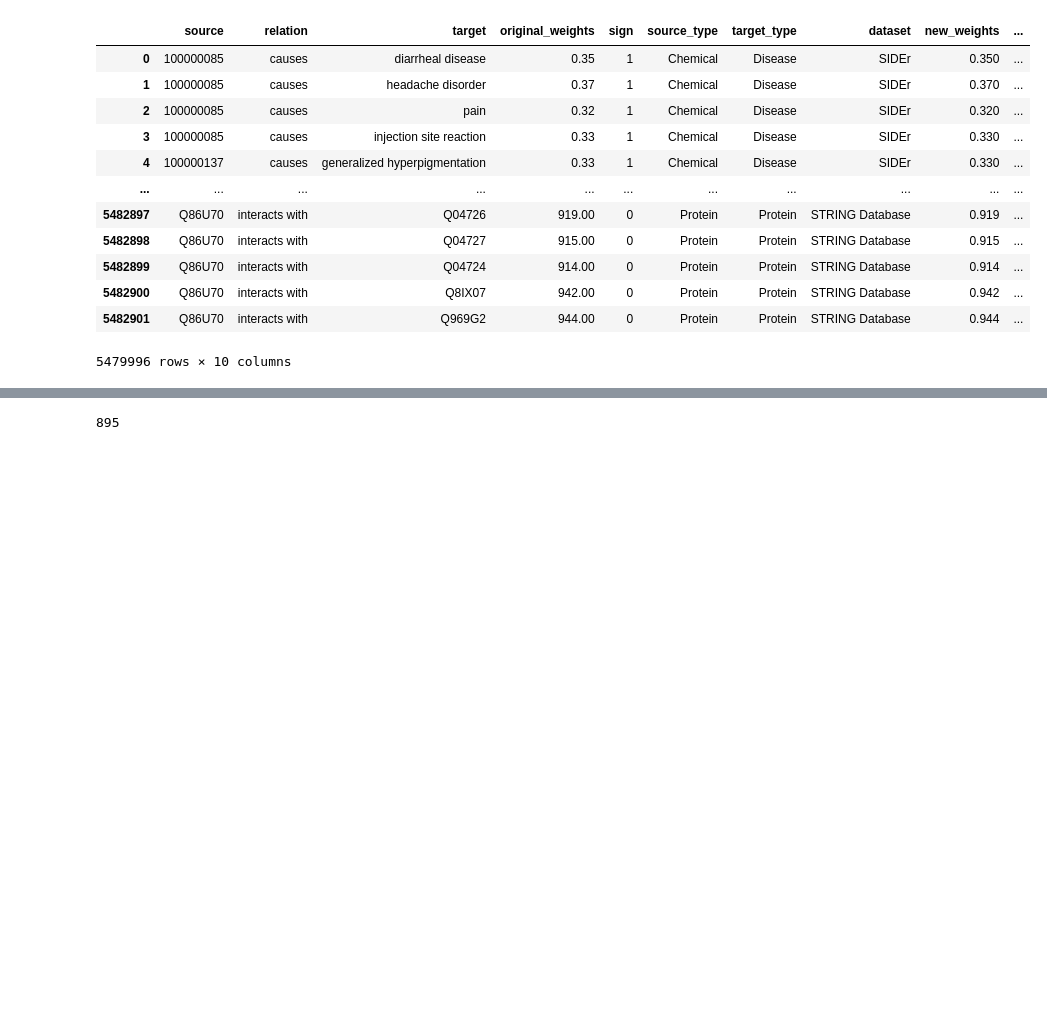
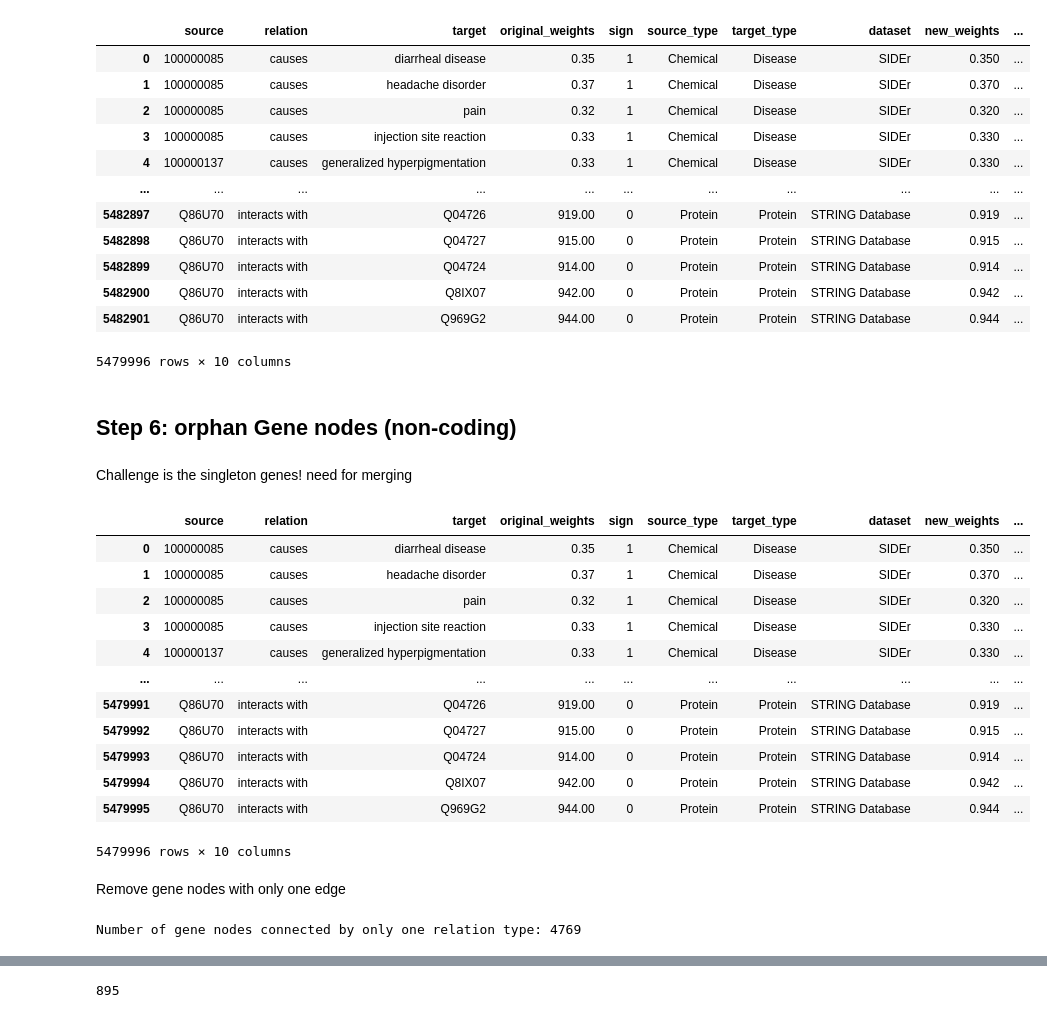
Before and after one commit to mmottaqii/KG-DrugDiscovery, a Jupyter notebook: scripts/kg_preprocessing_2.ipynb, the cells around one changed output, grey strips where cells are left out. Drawn from its saved outputs; the diff is of its cells as text; code cells hidden in the pictures; blank space fills up the shorter version.

```diff
--- a/scripts/kg_preprocessing_2.ipynb
+++ b/scripts/kg_preprocessing_2.ipynb
@@ -1911,3 +1911,57 @@ df1
 | 5482900 | Q86U70 | interacts with | Q8IX07 | 942.00 | 0 | Protein | Protein | STRING Database | 0.942 | ... |
 | 5482901 | Q86U70 | interacts with | Q969G2 | 944.00 | 0 | Protein | Protein | STRING Database | 0.944 | ... |
 5479996 rows × 10 columns
+# %% [markdown]
+## Step 6: orphan Gene nodes (non-coding)
+# %% [markdown]
+Challenge is the singleton genes! need for merging
+# %%
+import pandas as pd
+df1 = pd.read_csv("/home/vmottaqi/kg/kg_versions/KG_edges_V_benchmark_updated_Apr152025.csv")
+df1
+# %% [output]
+|  | source | relation | target | original_weights | sign | source_type | target_type | dataset | new_weights | ... |
+| 0 | 100000085 | causes | diarrheal disease | 0.35 | 1 | Chemical | Disease | SIDEr | 0.350 | ... |
+| 1 | 100000085 | causes | headache disorder | 0.37 | 1 | Chemical | Disease | SIDEr | 0.370 | ... |
+| 2 | 100000085 | causes | pain | 0.32 | 1 | Chemical | Disease | SIDEr | 0.320 | ... |
+| 3 | 100000085 | causes | injection site reaction | 0.33 | 1 | Chemical | Disease | SIDEr | 0.330 | ... |
+| 4 | 100000137 | causes | generalized hyperpigmentation | 0.33 | 1 | Chemical | Disease | SIDEr | 0.330 | ... |
+| ... | ... | ... | ... | ... | ... | ... | ... | ... | ... | ... |
+| 5479991 | Q86U70 | interacts with | Q04726 | 919.00 | 0 | Protein | Protein | STRING Database | 0.919 | ... |
+| 5479992 | Q86U70 | interacts with | Q04727 | 915.00 | 0 | Protein | Protein | STRING Database | 0.915 | ... |
+| 5479993 | Q86U70 | interacts with | Q04724 | 914.00 | 0 | Protein | Protein | STRING Database | 0.914 | ... |
+| 5479994 | Q86U70 | interacts with | Q8IX07 | 942.00 | 0 | Protein | Protein | STRING Database | 0.942 | ... |
+| 5479995 | Q86U70 | interacts with | Q969G2 | 944.00 | 0 | Protein | Protein | STRING Database | 0.944 | ... |
+5479996 rows × 10 columns
+# %% [markdown]
+Remove gene nodes with only one edge
+# %%
+# FIRST STEP (NEXT CODE!)
+
+kg_df = df1.copy()
+
+import pandas as pd
+
+# Assume your KG DataFrame is named kg_df and has at least the following columns:
+# 'source', 'relation', 'target', 'source_type', and 'target_type'.
+
+# Get rows where a gene appears in the source role.
+gene_rel_source = kg_df.loc[kg_df["source_type"] == "Gene", ["source", "relation"]].rename(columns={"source": "gene"})
+
+# Get rows where a gene appears in the target role.
+gene_rel_target = kg_df.loc[kg_df["target_type"] == "Gene", ["target", "relation"]].rename(columns={"target": "gene"})
+
+# Combine both dataframes so that every gene occurrence (from either side) is in one DataFrame.
+gene_rel_all = pd.concat([gene_rel_source, gene_rel_target], ignore_index=True)
+
+# Group by the gene and calculate the number of unique relation types for each gene.
+relation_counts = gene_rel_all.groupby("gene")["relation"].nunique()
+
+# Get the number (and list) of genes for which the count of unique relations is exactly 1.
+singleton_relation_genes = relation_counts[relation_counts == 1]
+
+print("Number of gene nodes connected by only one relation type:", len(singleton_relation_genes))
+# Optionally, view the genes:
+# print(singleton_relation_genes.index.tolist())
+# %% [output]
+Number of gene nodes connected by only one relation type: 4769
```
Also changed, not shown: parts of 40 cells of this notebook.
